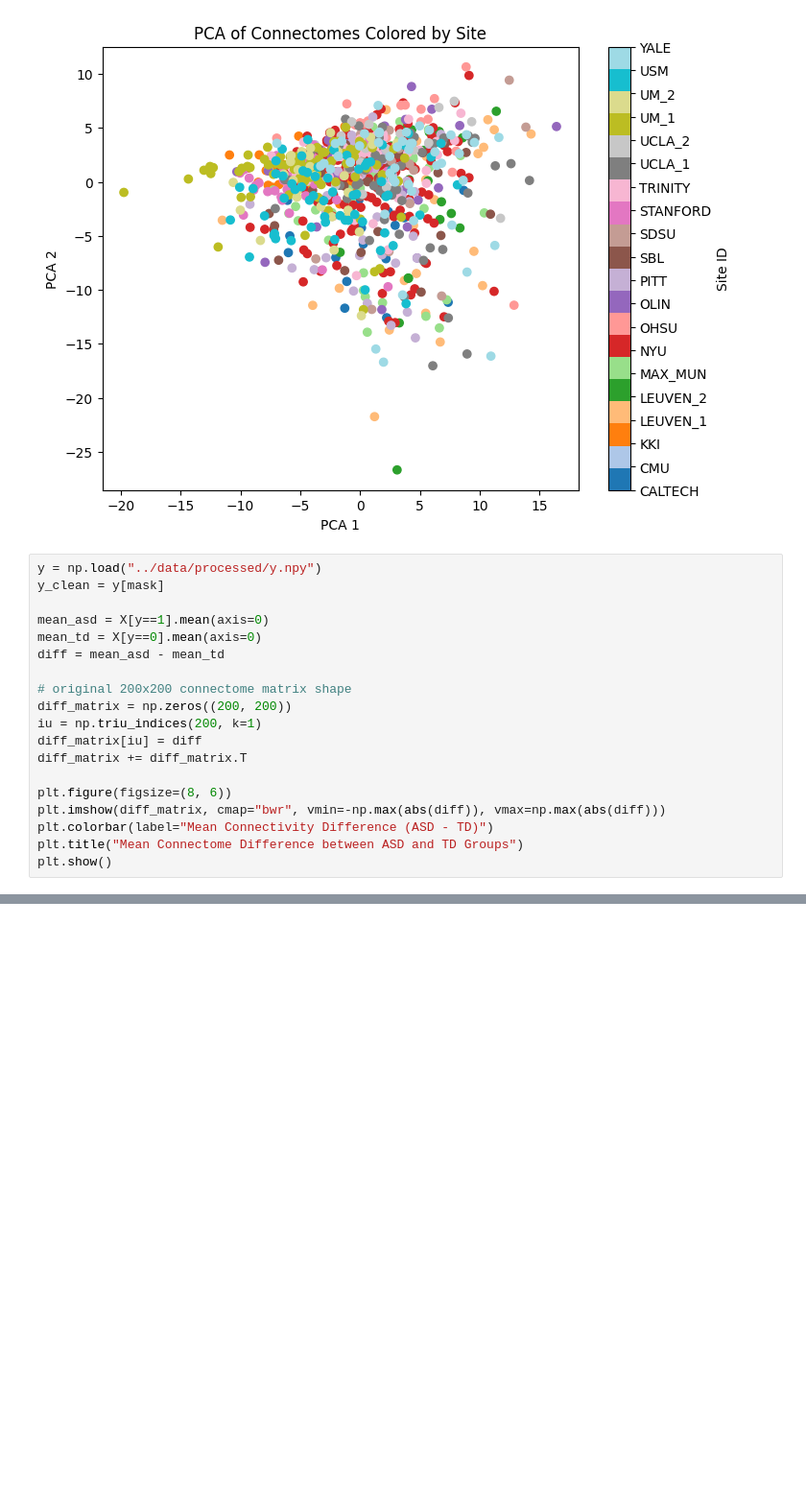
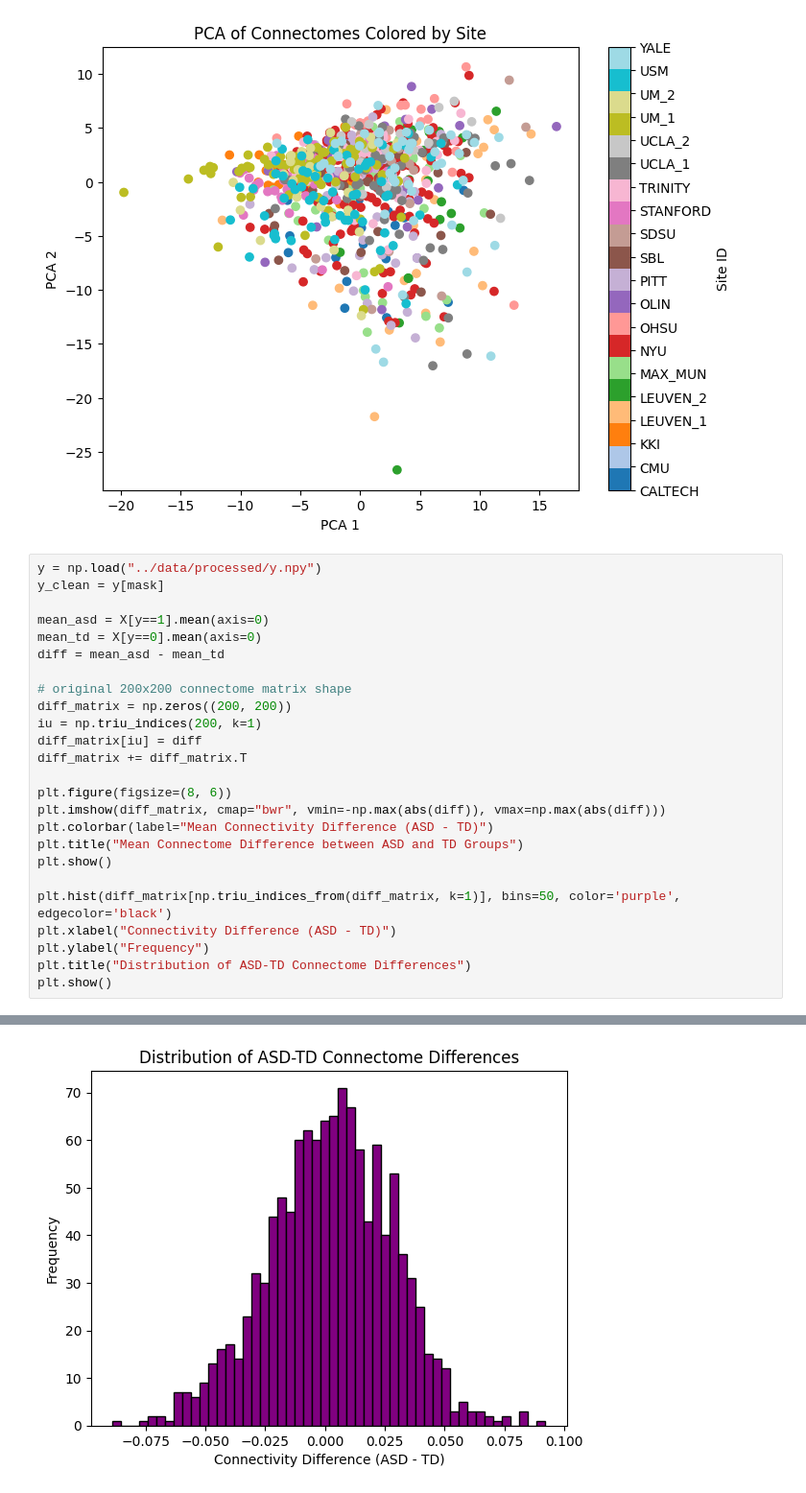
Before and after one commit to rithvik-palepu/autism-classification, a Jupyter notebook: notebooks/01_explore.ipynb, the cells around one changed output, grey strips where cells are left out. Shown at 96% size. Cells and saved outputs as stored; diff of their text form; blank space fills up the shorter version.

```diff
--- a/notebooks/01_explore.ipynb
+++ b/notebooks/01_explore.ipynb
@@ -265,21 +265,28 @@ plt.show()
 # %%
 y = np.load("../data/processed/y.npy")
 y_clean = y[mask]
 
 mean_asd = X[y==1].mean(axis=0)
 mean_td = X[y==0].mean(axis=0)
 diff = mean_asd - mean_td
 
 # original 200x200 connectome matrix shape
 diff_matrix = np.zeros((200, 200))
 iu = np.triu_indices(200, k=1)
 diff_matrix[iu] = diff
 diff_matrix += diff_matrix.T
 
 plt.figure(figsize=(8, 6))
 plt.imshow(diff_matrix, cmap="bwr", vmin=-np.max(abs(diff)), vmax=np.max(abs(diff)))
 plt.colorbar(label="Mean Connectivity Difference (ASD - TD)")
 plt.title("Mean Connectome Difference between ASD and TD Groups")
 plt.show()
+
+plt.hist(diff_matrix[np.triu_indices_from(diff_matrix, k=1)], bins=50, color='purple', edgecolor='black')
+plt.xlabel("Connectivity Difference (ASD - TD)")
+plt.ylabel("Frequency")
+plt.title("Distribution of ASD-TD Connectome Differences")
+plt.show()
 # %% [output]
 [figure]
+[figure, added]
```
Also changed, not shown: 1 other file.
